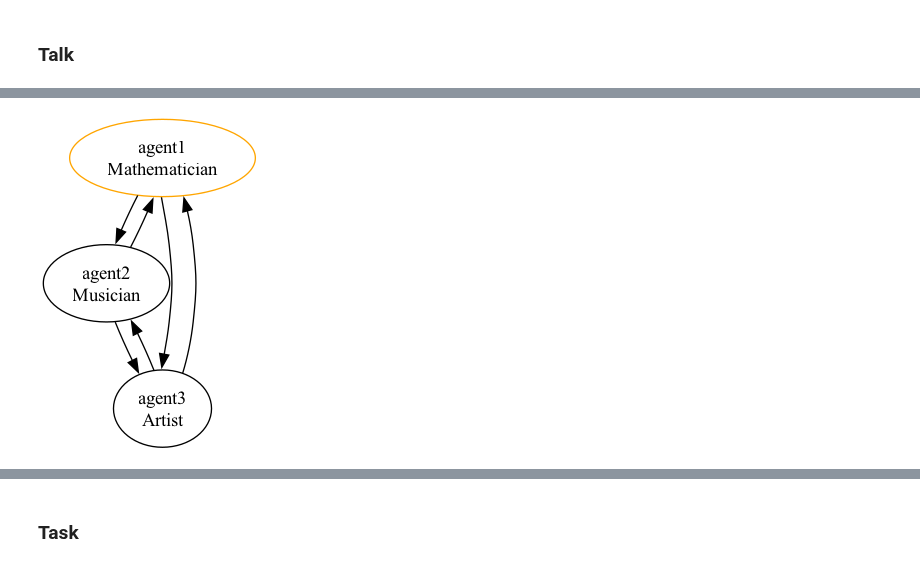
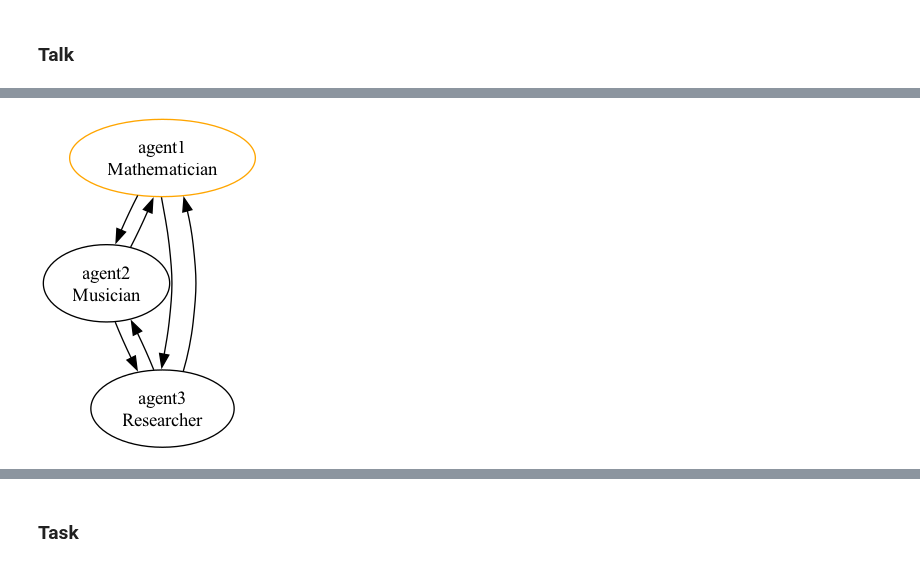
Before and after one commit to ZJCODE/Multi-Agent-Framework, a Jupyter notebook: dev/examples/002 action.ipynb, the cells around one changed output, grey strips where cells are left out. Drawn from its saved outputs; the diff is of its cells as text; code cells hidden in the pictures.

```diff
--- a/dev/examples/002 action.ipynb
+++ b/dev/examples/002 action.ipynb
@@ -33,9 +34,10 @@ env = Env(
               verbose=True),
 
         Agent(name="agent3",
-              role="Artist",
-              description="Transfer to me if you need help with art.",
+              role="Researcher",
+              description="Transfer to me if you need help with research some specific topic.",
               model_client=model_client,
+              tools=[web_search],
               verbose=True),
     ]
 )
@@ -48,4 +50,4 @@ Image(g.draw_relations())
-[figure, old version]
+[figure, new version]
 # %%
 _ = g.talk("What can you guys as a group do?")
 # %% [output]
```
Also changed, not shown: parts of 12 cells of this notebook, 3 other files.
